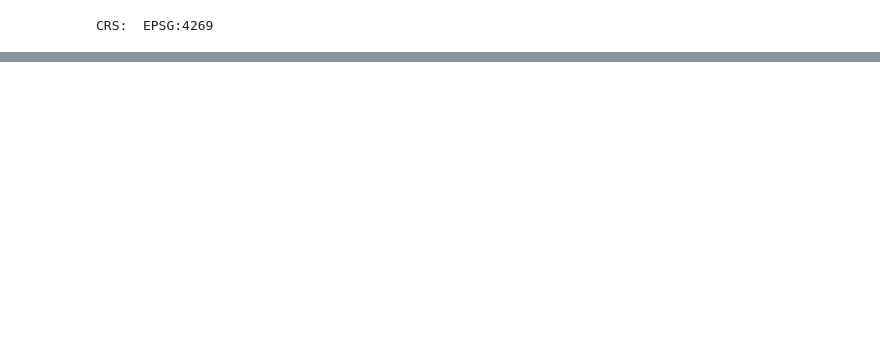
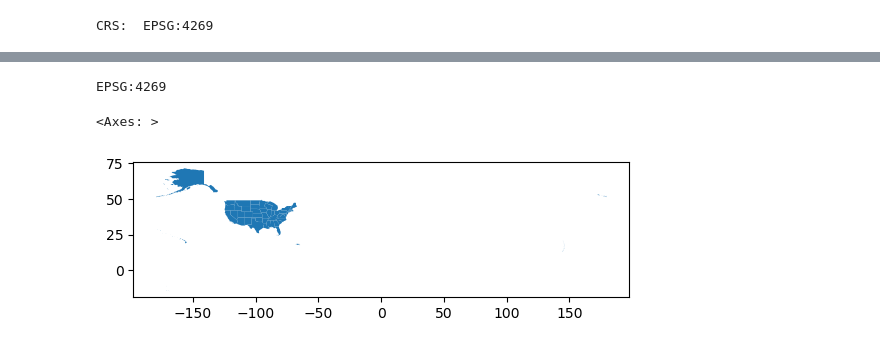
Before and after one commit to evajnewby/eds220-2024-in-class, a Jupyter notebook: week5-csv-to-geodf.ipynb, the cells around one changed output, grey strips where cells are left out. Drawn from its saved outputs; the diff is of its cells as text; code cells hidden in the pictures; blank space fills up the shorter version.

```diff
--- a/week5-csv-to-geodf.ipynb
+++ b/week5-csv-to-geodf.ipynb
@@ -110,7 +110,16 @@ power_plants.plot(column='primsource')
 # %%
-# Import states data
-fp = os.path.join('data','tl_2022_us_state','tl_2022_us_state.shp')
-fp
+# create a filepath:
+fp = os.path.join('/',
+                 'courses',
+                 'EDS220',
+                 'data',
+                 'tl_2022_us_state',
+                 'tl_2022_us_state.shp')
+
 states = gpd.read_file(fp)
-states
+
+# Simplify column names
+states.columns = states.columns.str.lower()
+
+states.head(3)
 # %% [output]
@@ -117,0 +131,7 @@ DriverError: Failed to open dataset (flags=68): data\tl_2022_us_state\tl_2022_us
+# %%
+print(states.crs)
+states.plot()
+# %% [output]
+EPSG:4269
+<Axes: >
+[figure, added]
```
Also changed, not shown: parts of 39 cells of this notebook.
